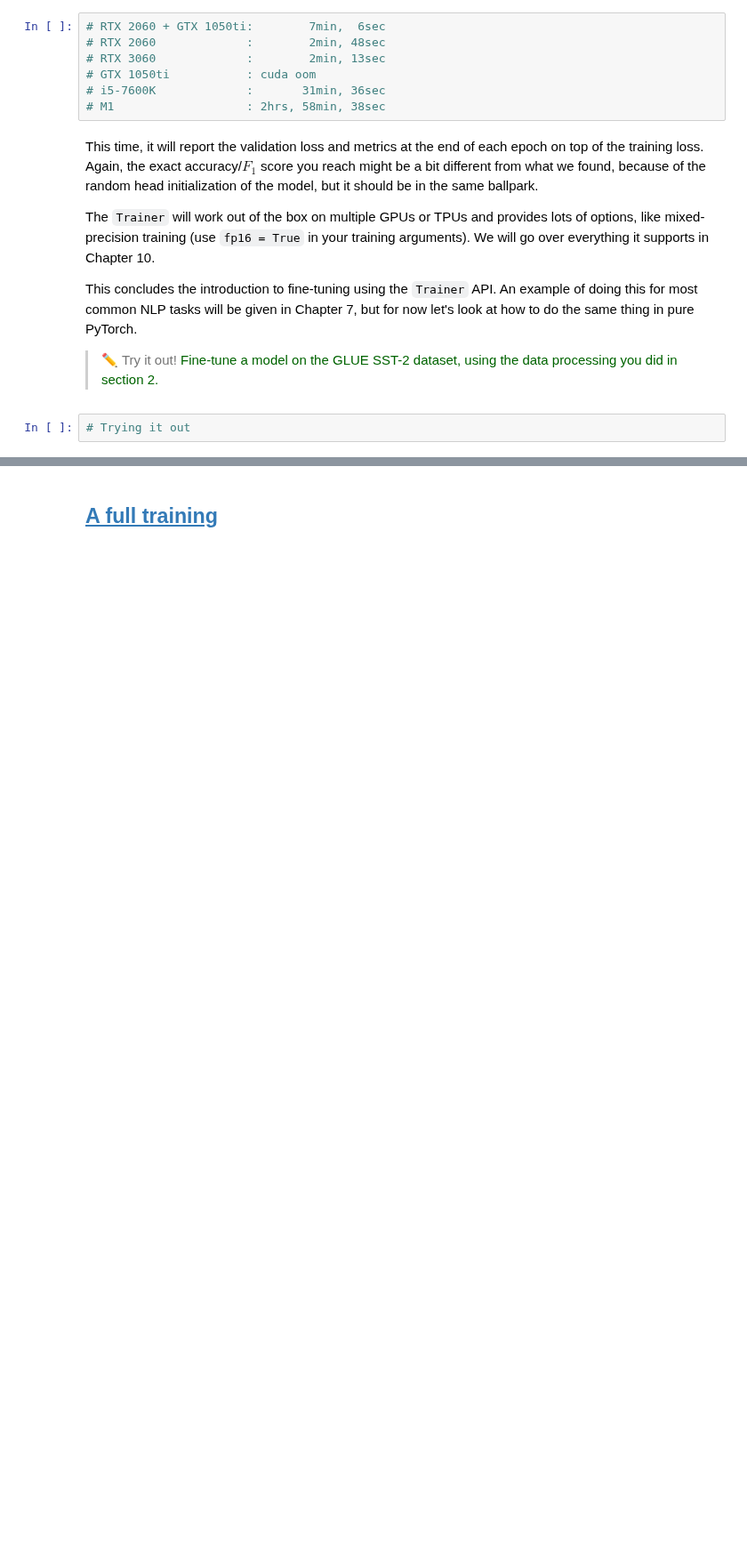
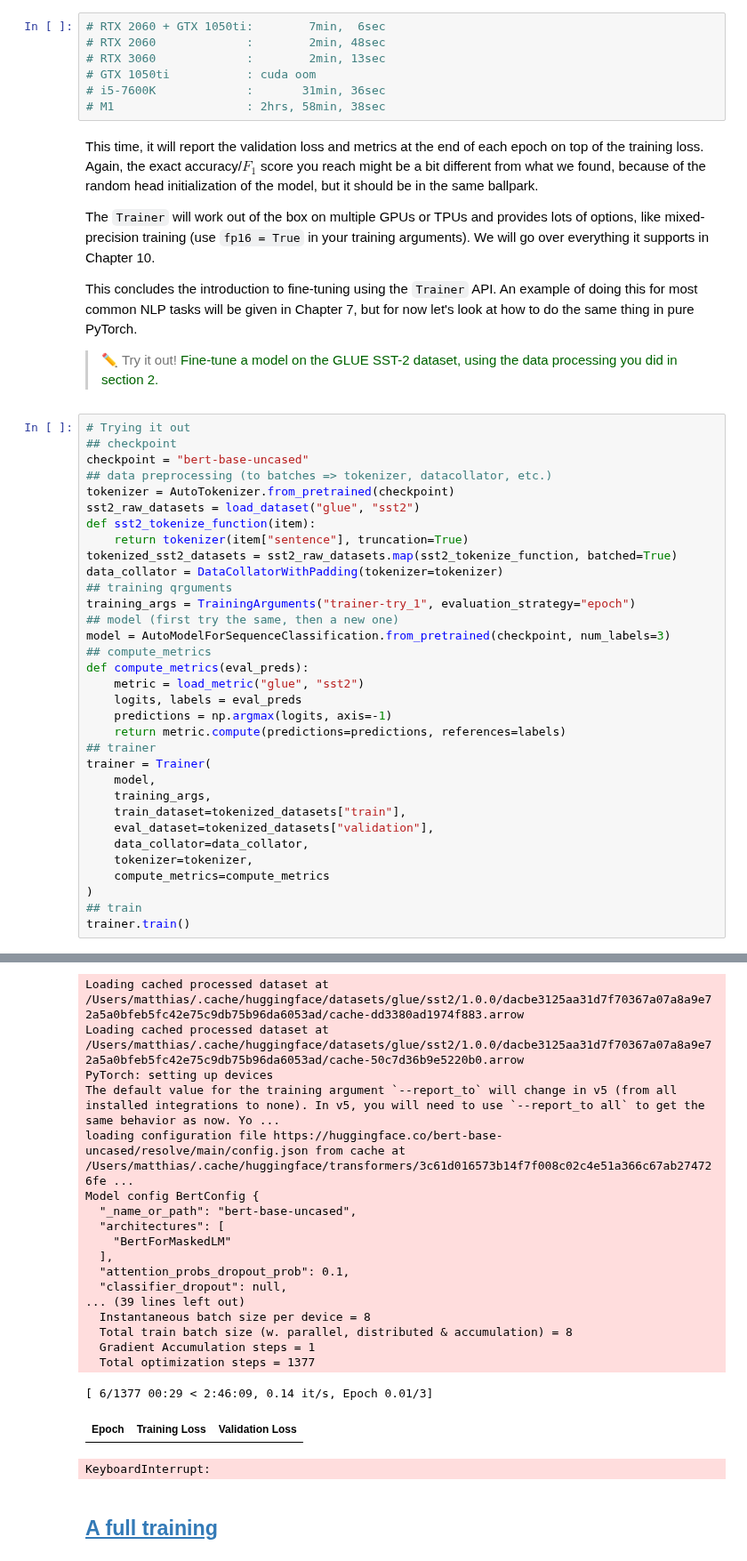
Before and after one commit to matthiasdroth/Huggingface-course, a Jupyter notebook: 3-Fine-tuning_a_pretrained_model.ipynb, the cells around one changed output, grey strips where cells are left out. Shown at 89% size. Drawn from its saved outputs; the diff is of its cells as text; blank space fills up the shorter version.

Commit message:
sst2_train

```diff
--- a/3-Fine-tuning_a_pretrained_model.ipynb
+++ b/3-Fine-tuning_a_pretrained_model.ipynb
@@ -618,3 +618,35 @@ This concludes the introduction to fine-tuning using the `Trainer` API. An examp
 > ✏️ Try it out! <font color="darkgreen">Fine-tune a model on the GLUE SST-2 dataset, using the data processing you did in section 2.</font>
 # %%
 # Trying it out
+## checkpoint
+checkpoint = "bert-base-uncased"
+## data preprocessing (to batches => tokenizer, datacollator, etc.)
+tokenizer = AutoTokenizer.from_pretrained(checkpoint)
+sst2_raw_datasets = load_dataset("glue", "sst2")
+def sst2_tokenize_function(item):
+    return tokenizer(item["sentence"], truncation=True)
+tokenized_sst2_datasets = sst2_raw_datasets.map(sst2_tokenize_function, batched=True)
+data_collator = DataCollatorWithPadding(tokenizer=tokenizer)
+## training qrguments
+training_args = TrainingArguments("trainer-try_1", evaluation_strategy="epoch")
+## model (first try the same, then a new one)
+model = AutoModelForSequenceClassification.from_pretrained(checkpoint, num_labels=3)
+## compute_metrics
+def compute_metrics(eval_preds):
+    metric = load_metric("glue", "sst2")
+    logits, labels = eval_preds
+    predictions = np.argmax(logits, axis=-1)
+    return metric.compute(predictions=predictions, references=labels)
+## trainer
+trainer = Trainer(
+    model,
+    training_args,
+    train_dataset=tokenized_datasets["train"],
+    eval_dataset=tokenized_datasets["validation"],
+    data_collator=data_collator,
+    tokenizer=tokenizer,
+    compute_metrics=compute_metrics
+)
+## train
+trainer.train()
+# %% [output]
@@ -621,3 +670,23 @@ This concludes the introduction to fine-tuning using the `Trainer` API. An examp
+Loading cached processed dataset at /Users/matthias/.cache/huggingface/datasets/glue/sst2/1.0.0/dacbe3125aa31d7f70367a07a8a9e72a5a0bfeb5fc42e75c9db75b96da6053ad/cache-dd3380ad1974f883.arrow
+Loading cached processed dataset at /Users/matthias/.cache/huggingface/datasets/glue/sst2/1.0.0/dacbe3125aa31d7f70367a07a8a9e72a5a0bfeb5fc42e75c9db75b96da6053ad/cache-50c7d36b9e5220b0.arrow
+PyTorch: setting up devices
+The default value for the training argument `--report_to` will change in v5 (from all installed integrations to none). In v5, you will need to use `--report_to all` to get the same behavior as now. Yo ...
+loading configuration file https://huggingface.co/bert-base-uncased/resolve/main/config.json from cache at /Users/matthias/.cache/huggingface/transformers/3c61d016573b14f7f008c02c4e51a366c67ab274726fe ...
+Model config BertConfig {
+  "_name_or_path": "bert-base-uncased",
+  "architectures": [
+    "BertForMaskedLM"
+  ],
+  "attention_probs_dropout_prob": 0.1,
+  "classifier_dropout": null,
+... (39 lines left out)
+  Instantaneous batch size per device = 8
+  Total train batch size (w. parallel, distributed & accumulation) = 8
+  Gradient Accumulation steps = 1
+  Total optimization steps = 1377
+[ 6/1377 00:29 < 2:46:09, 0.14 it/s, Epoch 0.01/3]
+| Epoch | Training Loss | Validation Loss |
+KeyboardInterrupt:
 # %% [markdown]
 ## [A full training](https://huggingface.co/course/chapter3/4?fw=pt)
 # %%
```
Also changed, not shown: parts of 6 cells of this notebook.
